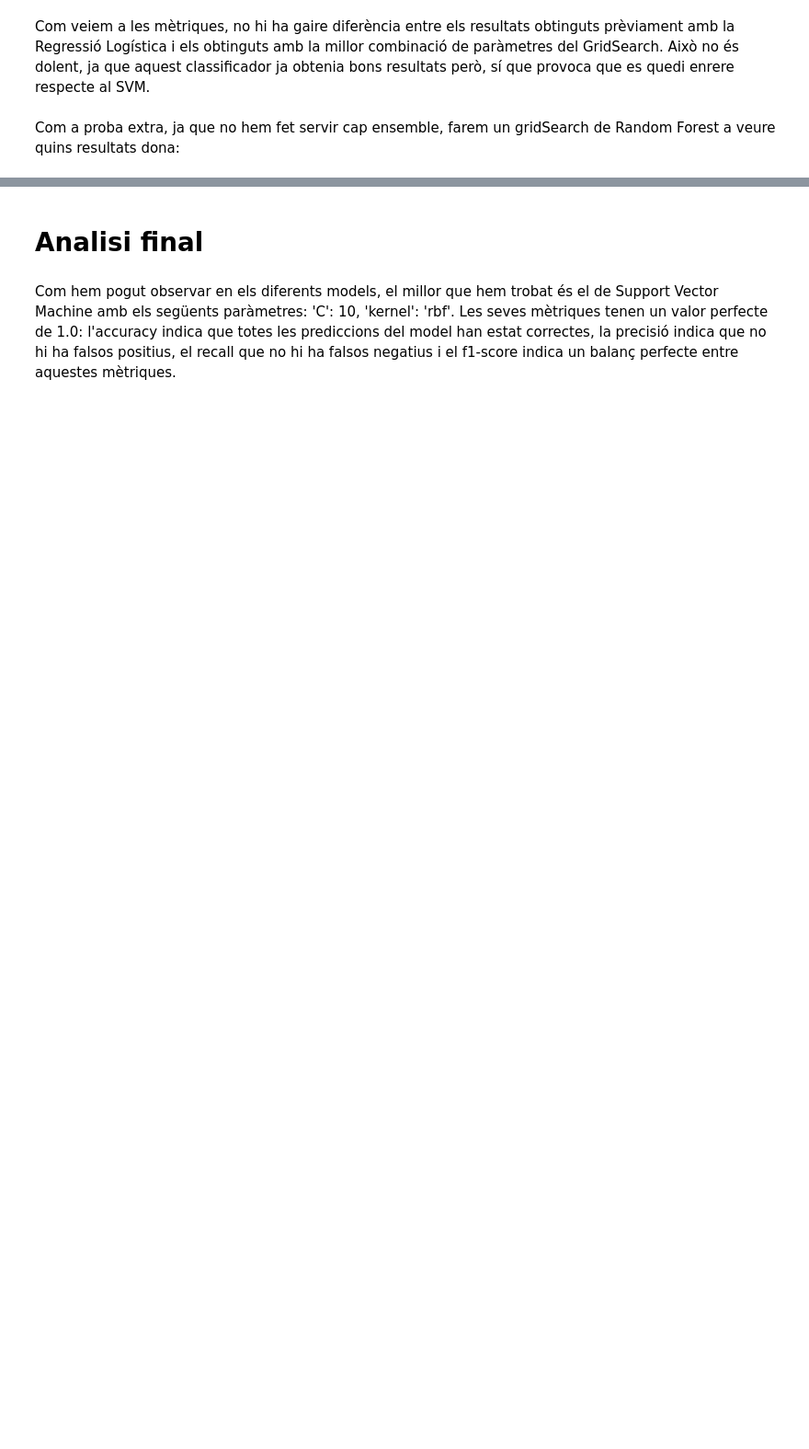
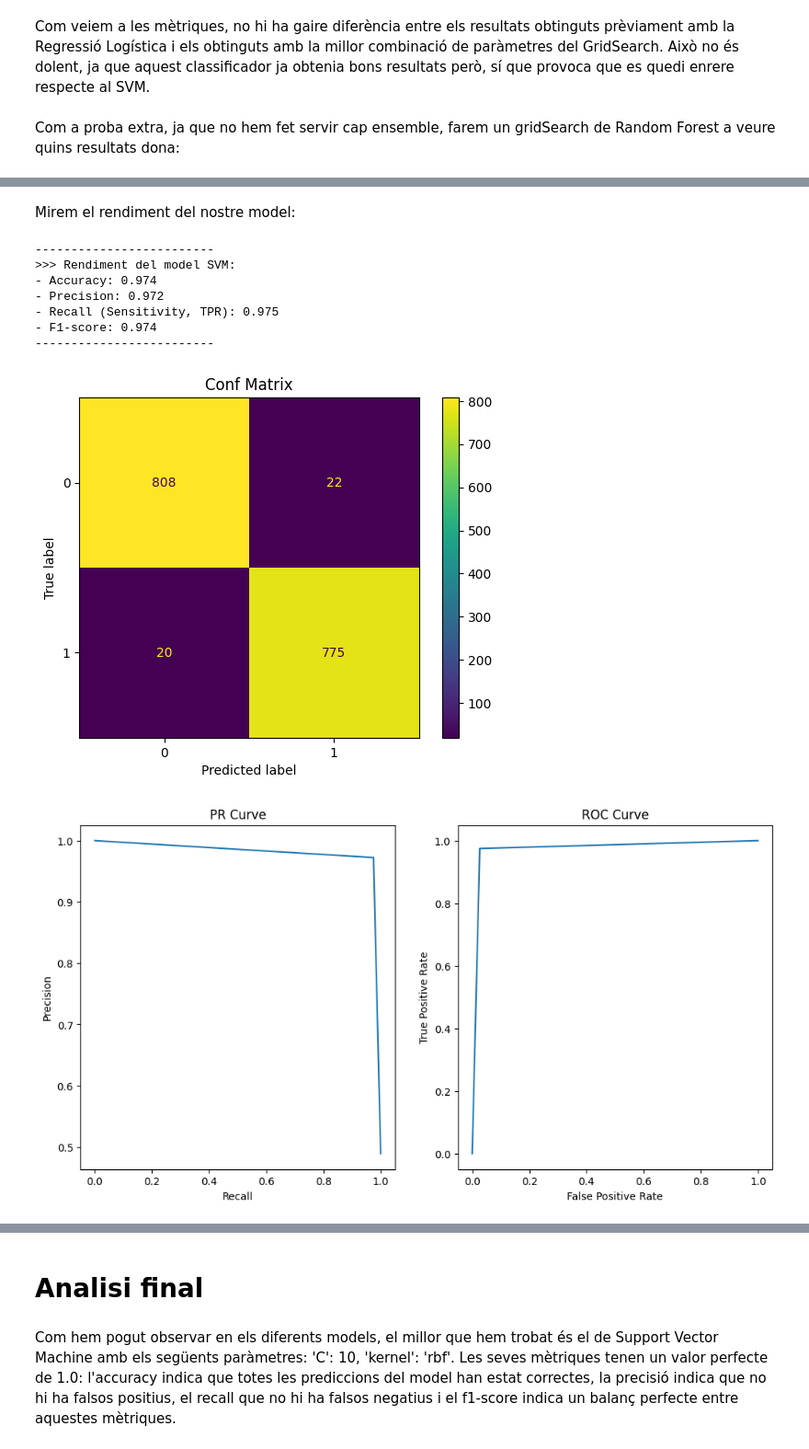
Before and after one commit to NIU1669682/Cas-Kaggle-2, a Jupyter notebook: Classificador de bolets.ipynb, the cells around one changed output, grey strips where cells are left out. Shown at 92% size. Cells and saved outputs as stored; diff of their text form; code cells hidden in the pictures; blank space fills up the shorter version.

```diff
--- a/Classificador de bolets.ipynb
+++ b/Classificador de bolets.ipynb
@@ -385,0 +448,9 @@ Els millors paràmetres són:
+# %%
+atributs = X_train_esp.columns
+for i in atributs:
+    for j in range(0, len(X_train_esp[i])):
+        if(random.randint(1,10)) == 1:
+            X_train_esp.loc[j,i] = pd.NA
+            y_train_esp[j] = pd.NA
+
+X_train_esp
@@ -385,0 +473,5 @@ Els millors paràmetres són:
+# %%
+X_train_espElimFiles = X_train_esp.dropna()
+y_trainElimFiles = y_train_esp.dropna()
+
+X_train_espElimFiles
@@ -385,0 +492,16 @@ Els millors paràmetres són:
+# %% [markdown]
+Mirem el rendiment del nostre model:
+# %%
+svmDef.fit(X_train_espElimFiles, y_trainElimFiles)
+svmDefPreds = svmDef.predict(X_test_esp)
+performanceIndividual(y_test, svmDefPreds, "SVM")
+# %% [output]
+-------------------------
+>>> Rendiment del model SVM:
+- Accuracy: 0.974
+- Precision: 0.972
+- Recall (Sensitivity, TPR): 0.975
+- F1-score: 0.974
+-------------------------
+[figure, added]
+[figure, added]
```
Also changed, not shown: parts of 33 cells of this notebook.
